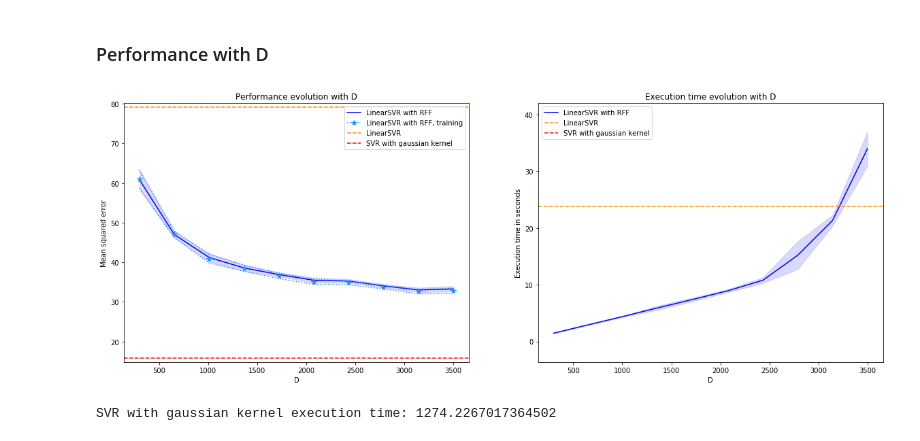
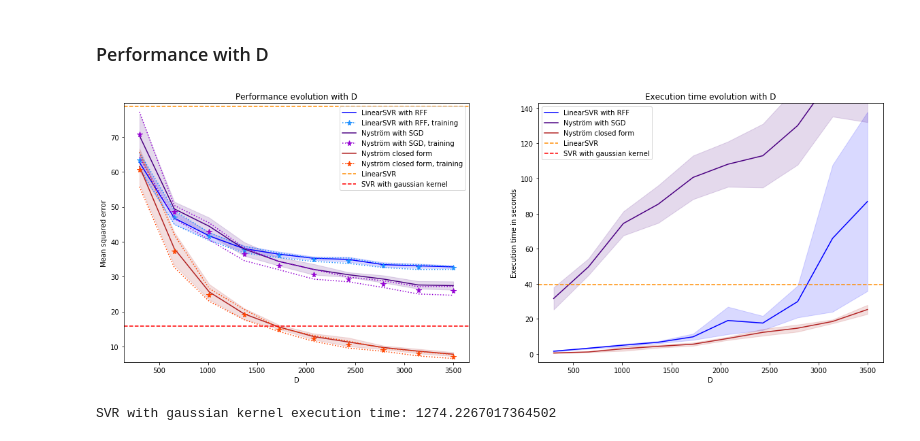
Before and after one commit to fd0r/rkhs_map670, a Jupyter notebook: Large_Scale_Learning_with_Kernels.ipynb, the cells around one changed output. Saved outputs shown, nothing was run; the diff lists cells and outputs as text; code cells hidden in the pictures.

```diff
--- a/Large_Scale_Learning_with_Kernels.ipynb
+++ b/Large_Scale_Learning_with_Kernels.ipynb
@@ -533,0 +801,19 @@ for i,D in enumerate(list_D):
+# %%
+scores_nys = np.empty((nD,nb_iter))
+scores_train_nys = np.empty((nD,nb_iter))
+times_nys = np.empty((nD,nb_iter))
+
+for i,D in enumerate(tqdm(list_D)):
+    for j in range(nb_iter):
+        nys = Pipeline([('Scaler',StandardScaler()),
+                        ('nys', SGDPlainNystromRegressor(m=D)),])
+
+        t0 = time()
+        nys.fit(X_train, y_train)
+        times_nys[i,j] = time() - t0
+
+        y_pred_train_nys = nys.predict(X_train)
+        scores_train_nys[i,j] = mean_squared_error(y_train, y_pred_train_nys)
+
+        y_pred_nys = nys.predict(X_test)
+        scores_nys[i,j] = mean_squared_error(y_test, y_pred_nys)
@@ -545,9 +859,17 @@ ax1 = plt.subplot(1,2,1)
 
 y_max = max(max(np.mean(scores_rff, axis=1) + np.std(scores_rff, axis=1)),
             max(np.mean(scores_train_rff, axis=1) + np.std(scores_train_rff, axis=1)),
+            max(np.mean(scores_nys, axis=1) + np.std(scores_nys, axis=1)),
+            max(np.mean(scores_train_nys, axis=1) + np.std(scores_train_nys, axis=1)),
+            max(np.mean(scores_nys_plain, axis=1) + np.std(scores_nys_plain, axis=1)),
+            max(np.mean(scores_train_nys_plain, axis=1) + np.std(scores_train_nys_plain, axis=1)),
             score_lin, score_gauss)+1
 y_min = min(min(np.mean(scores_rff, axis=1) - np.std(scores_rff, axis=1)),
             min(np.mean(scores_train_rff, axis=1) - np.std(scores_train_rff, axis=1)),
+            min(np.mean(scores_nys, axis=1) - np.std(scores_nys, axis=1)),
+            min(np.mean(scores_train_nys, axis=1) - np.std(scores_train_nys, axis=1)),
+            min(np.mean(scores_nys_plain, axis=1) - np.std(scores_nys_plain, axis=1)),
+            min(np.mean(scores_train_nys_plain, axis=1) - np.std(scores_train_nys_plain, axis=1)),
             score_lin, score_gauss)-1
 
 ax1.set_ylim(y_min, y_max)
@@ -561,6 +883,24 @@ ax1.plot(list_D, np.mean(scores_train_rff, axis=1), '*', markersize=8, color='do
 ax1.plot(list_D, np.mean(scores_train_rff, axis=1) - np.std(scores_train_rff, axis=1), ':',color='dodgerblue')
 ax1.plot(list_D, np.mean(scores_train_rff, axis=1) + np.std(scores_train_rff, axis=1), ':',color='dodgerblue')
 
+ax1.plot(list_D, np.mean(scores_nys, axis=1), '-', color='indigo', label='Nyström with SGD')
+ax1.fill_between(list_D, np.mean(scores_nys, axis=1) - np.std(scores_nys, axis=1),
+                 np.mean(scores_nys, axis=1) + np.std(scores_nys, axis=1),
+                 color='indigo', alpha=0.15)
+ax1.plot(list_D, np.mean(scores_train_nys, axis=1), '*', markersize=8, color='darkviolet',
+         label='Nyström with SGD, training')
+ax1.plot(list_D, np.mean(scores_train_nys, axis=1) - np.std(scores_train_nys, axis=1), ':',color='darkviolet')
+ax1.plot(list_D, np.mean(scores_train_nys, axis=1) + np.std(scores_train_nys, axis=1), ':',color='darkviolet')
+
+ax1.plot(list_D, np.mean(scores_nys_plain, axis=1), '-', color='firebrick', label='Nyström closed form')
+ax1.fill_between(list_D, np.mean(scores_nys_plain, axis=1) - np.std(scores_nys_plain, axis=1),
+                 np.mean(scores_nys_plain, axis=1) + np.std(scores_nys_plain, axis=1),
+                 color='firebrick', alpha=0.15)
+ax1.plot(list_D, np.mean(scores_train_nys_plain, axis=1), '*', markersize=8, color='orangered',
+         label='Nyström closed form, training')
+ax1.plot(list_D, np.mean(scores_train_nys_plain, axis=1) - np.std(scores_train_nys_plain, axis=1), ':',color='orangered')
+ax1.plot(list_D, np.mean(scores_train_nys_plain, axis=1) + np.std(scores_train_nys_plain, axis=1), ':',color='orangered')
+
 ax1.axhline(y=score_lin, color='darkorange', linestyle='--', label='LinearSVR')
 ax1.axhline(y=score_gauss, color='r', linestyle='--', label='SVR with gaussian kernel')
 
@@ -570,36 +910,52 @@ ax1.set_ylabel("Mean squared error")
 
 handles, labels = ax1.get_legend_handles_labels()
 handles = [copy.copy(ha) for ha in handles ]
 handles[1].set_linestyle(':')
+handles[3].set_linestyle(':')
+handles[5].set_linestyle(':')
 ax1.legend(loc='upper right', handles=handles, labels=labels)
 
 # Plot of the execution time
 
 ax2 = plt.subplot(1,2,2)
 
-y_max = max(max(np.mean(times_rff, axis=1) + np.std(times_rff, axis=1)),time_lin)+5
-y_min = min(min(np.mean(times_rff, axis=1) - np.std(times_rff, axis=1)),time_lin)-5
+y_max = max(max(np.mean(times_rff, axis=1) + np.std(times_rff, axis=1)),
+            max(np.mean(times_nys, axis=1) - np.std(times_nys, axis=1)),
+            max(np.mean(times_nys_plain, axis=1) - np.std(times_nys_plain, axis=1)),time_lin)+5
+y_min = min(min(np.mean(times_rff, axis=1) - np.std(times_rff, axis=1)),
+            min(np.mean(times_nys, axis=1) - np.std(times_nys, axis=1)),
+            min(np.mean(times_nys_plain, axis=1) - np.std(times_nys_plain, axis=1)),time_lin)-5
 
 ax2.set_ylim(y_min, y_max)
 
 ax2.plot(list_D, np.mean(times_rff, axis=1), '-', color='blue', label='LinearSVR with RFF')
 ax2.fill_between(list_D, np.mean(times_rff, axis=1) - np.std(times_rff, axis=1),
                  np.mean(times_rff, axis=1) + np.std(times_rff, axis=1),
                  color='blue', alpha=0.15)
+
+ax2.plot(list_D, np.mean(times_nys, axis=1), '-', color='indigo', label='Nyström with SGD')
+ax2.fill_between(list_D, np.mean(times_nys, axis=1) - np.std(times_nys, axis=1),
+                 np.mean(times_nys, axis=1) + np.std(times_nys, axis=1),
+                 color='indigo', alpha=0.15)
+
+ax2.plot(list_D, np.mean(times_nys_plain, axis=1), '-', color='firebrick', label='Nyström closed form')
+ax2.fill_between(list_D, np.mean(times_nys_plain, axis=1) - np.std(times_nys_plain, axis=1),
+                 np.mean(times_nys_plain, axis=1) + np.std(times_nys_plain, axis=1),
+                 color='firebrick', alpha=0.15)
 
 ax2.axhline(y=time_lin, color='darkorange', linestyle='--', label='LinearSVR')
 ax2.axhline(y=time_gauss, color='r', linestyle='--', label='SVR with gaussian kernel')
 
 ax2.set_title("Execution time evolution with D")
 ax2.set_xlabel("D")
 ax2.set_ylabel("Execution time in seconds")
 
 ax2.legend(loc='upper left')
 
 plt.savefig("D_influence_CT")
 plt.show()
 # %% [output]
-[figure, old version]
+[figure, new version]
 # %%
 print("SVR with gaussian kernel execution time:", time_gauss)
 # %% [output]
```
Also changed, not shown: parts of 71 cells of this notebook.
